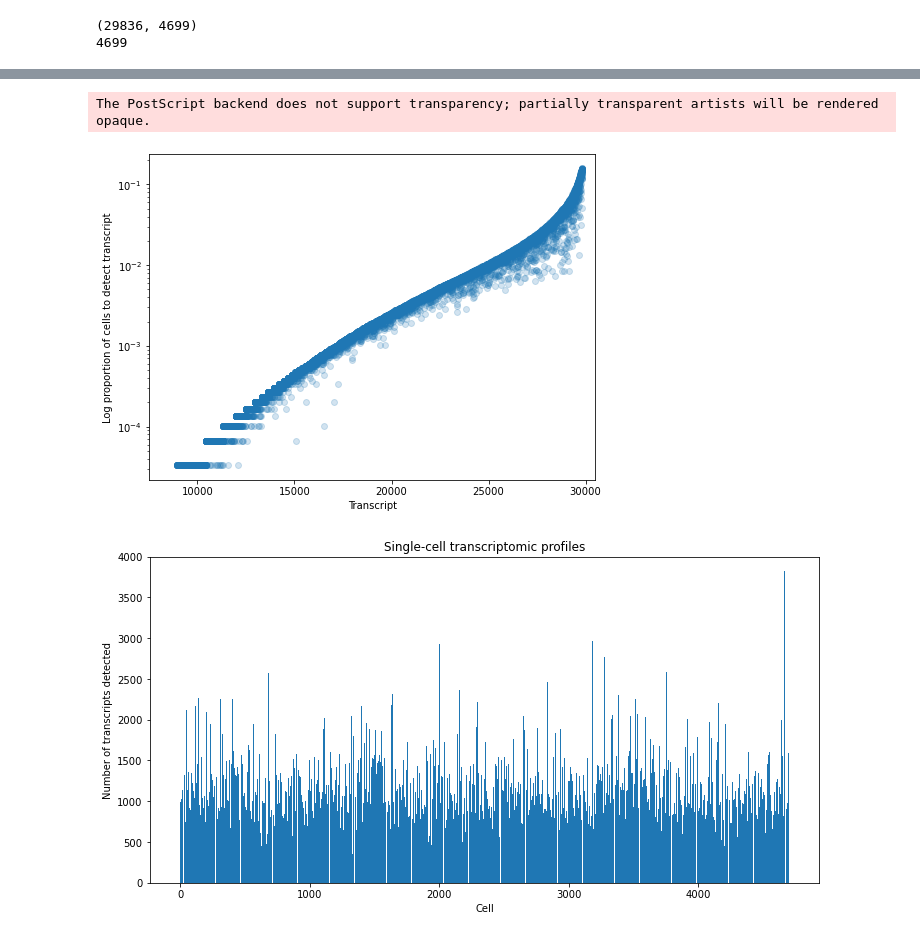
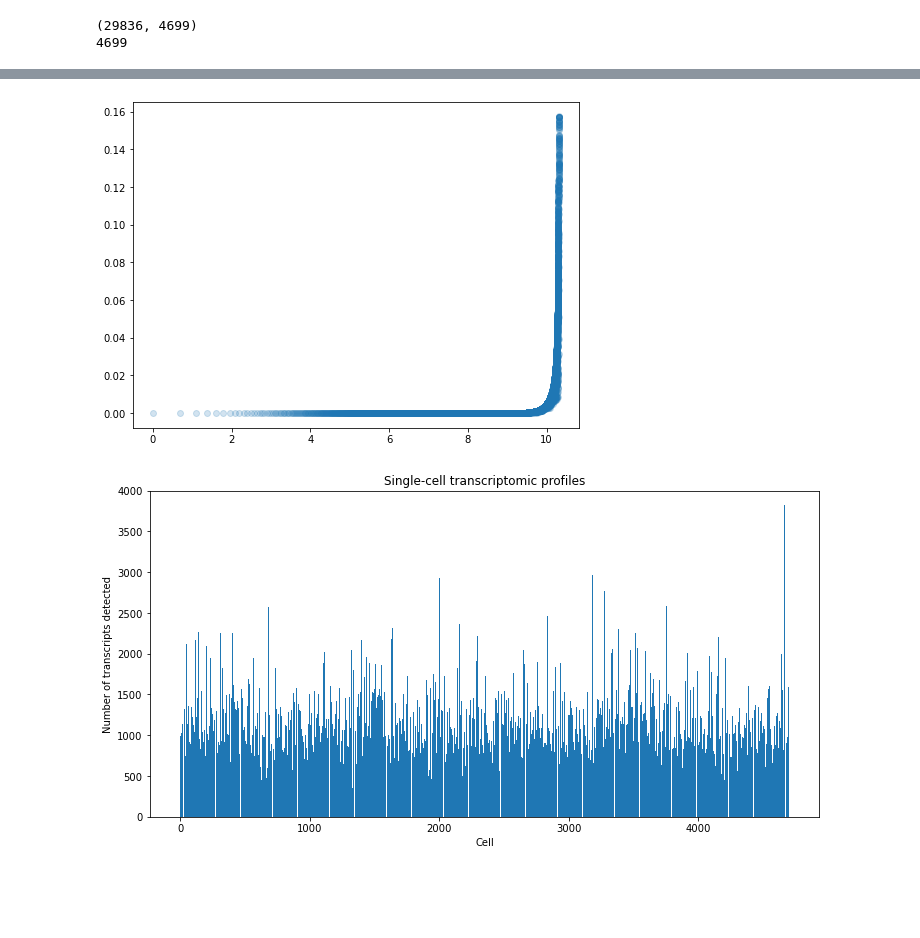
Before and after one commit to bkiyota/SNPBarcodingSimulator, a Jupyter notebook: scripts/clustering_accuracy_analysis.ipynb, the cells around one changed output, grey strips where cells are left out. Cells and saved outputs as stored; diff of their text form; code cells hidden in the pictures; blank space fills up the shorter version.

```diff
--- a/scripts/clustering_accuracy_analysis.ipynb
+++ b/scripts/clustering_accuracy_analysis.ipynb
@@ -105,7 +108,8 @@ plt.show()
 # %% [markdown]
 # Analysis looking at the number of embryos and clustering accuracy
 # %%
-ddistDir="/home/brett/work/TrajectoryInference/SNPBarcodingSimulator/simulation/analysis/num_embryo_analysis"
+ddistDir="/home/brett/work/TrajectoryInference/SNPBarcodingSimulator/simulation/analysis/num_embryo_analysis_repeat"
+ddistLargeDir="/home/brett/work/TrajectoryInference/SNPBarcodingSimulator/simulation/analysis/num_embryo_analysis_large"
 # %%
 spectral_results,dbscan_results,xmeans_results = {},{},{}
 for ddistPath in tqdm(glob(ddistDir+"/*_nhd.csv")):
@@ -133,7 +137,7 @@ for ddistPath in tqdm(glob(ddistDir+"/*_nhd.csv")):
         spectral_accuracy = adjusted_rand_score(true_clusters,spectral_clusters.labels_)
         spectral_results[(num_embryos,trial)] = f"{spectral_accuracy} adjusted rand index (heterozygosity={heterozygosity})"
 
-        dbscan_clusters = DBSCAN().fit(X)
+        dbscan_clusters = DBSCAN(eps=1).fit(X)
         dbscan_accuracy = adjusted_rand_score(true_clusters,dbscan_clusters.labels_)
         dbscan_results[(num_embryos,trial)] = f"{dbscan_accuracy} adjusted rand index (heterozygosity={heterozygosity})"
 
@@ -296,13 +322,19 @@ plt.show()
 # %%
+# from matplotlib import rcParams
+# rcParams.update({'figure.autolayout': True})
+dropout = np.array(sorted(dropout, key=sum))
 transcript_detection = np.sum(dropout, axis=1)/dropout.shape[0]
 xaxis = np.arange(0, dropout.shape[0])
-fig,ax = plt.subplots(figsize=(8,6))
+fig,ax = plt.subplots(figsize=(5,5))
+plt.tight_layout()
 # plt.plot(np.arange(0, dropout.shape[0]), transcript_detection, 'o', alpha = 0.2)
+# plt.rc('axes', labelsize=14)    # fontsize of the x and y labels
+# plt.rc('xtick', labelsize=12)    # fontsize of the tick labels
+# plt.rc('ytick', labelsize=12)
 plt.plot(xaxis, transcript_detection, 'o', alpha = 0.2)
 plt.xlabel("Transcript")
 plt.ylabel("Proportion of cells to detect transcript")
-fig.savefig("/home/brett/work/TrajectoryInference/SNPBarcodingSimulator/figs/transcript_detection.svg", format='svg', dpi=1200)
-fig.savefig("/home/brett/work/TrajectoryInference/SNPBarcodingSimulator/figs/transcript_detection.eps", format='eps', dpi=1200)
+fig.savefig("/home/brett/work/TrajectoryInference/SNPBarcodingSimulator/figs/transcript_detection.eps", format='eps', bbox_inches='tight')
 plt.show()
 # %% [output]
 The PostScript backend does not support transparency; partially transparent artists will be rendered opaque.
@@ -310,19 +342,18 @@ The PostScript backend does not support transparency; partially transparent arti
 # %%
 transcript_detection = np.sum(dropout, axis=1)/dropout.shape[0]
 xaxis = np.arange(0, dropout.shape[0])
 fig,ax = plt.subplots(figsize=(8,6))
 # plt.plot(np.arange(0, dropout.shape[0]), transcript_detection, 'o', alpha = 0.2)
-plt.plot(xaxis, transcript_detection, 'o', alpha = 0.2)
-ax.set_yscale('log')
-ax.set_xlim(7500, 30500)
-plt.xlabel("Transcript")
-plt.ylabel("Log proportion of cells to detect transcript")
-fig.savefig("/home/brett/work/TrajectoryInference/SNPBarcodingSimulator/figs/transcript_detection_log.svg", format='svg', dpi=1200)
-fig.savefig("/home/brett/work/TrajectoryInference/SNPBarcodingSimulator/figs/transcript_detection_log.eps", format='eps', dpi=1200)
+plt.plot(np.log(xaxis), transcript_detection, 'o', alpha = 0.2)
+# ax.set_yscale('log')
+# ax.set_xlim(7500, 30500)
+# plt.xlabel("Transcript")
+# plt.ylabel("Log proportion of cells to detect transcript")
+# fig.savefig("/home/brett/work/TrajectoryInference/SNPBarcodingSimulator/figs/transcript_detection_log.svg", format='svg', dpi=1200)
+# fig.savefig("/home/brett/work/TrajectoryInference/SNPBarcodingSimulator/figs/transcript_detection_log.eps", format='eps', dpi=1200)
 plt.show()
 # %% [output]
-The PostScript backend does not support transparency; partially transparent artists will be rendered opaque.
-[figure, old version]
+[figure, new version]
 # %%
 fig,ax = plt.subplots(figsize=(12,6))
 h1 = ax.bar(np.arange(0,len(total_transcripts_detected)), total_transcripts_detected, width=0.95)
```
Also changed, not shown: parts of 13 cells of this notebook, 4 other files.
